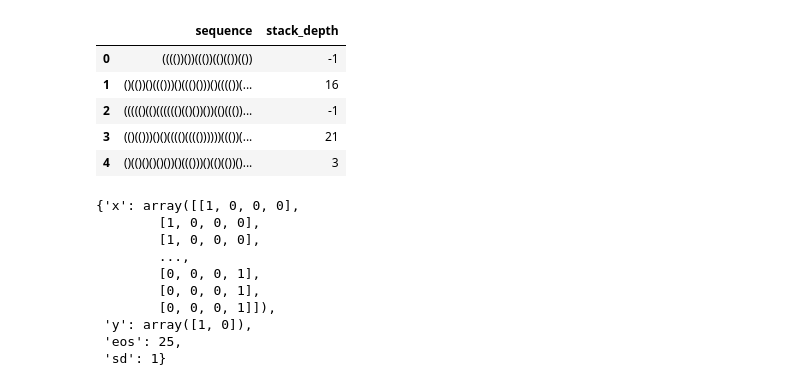
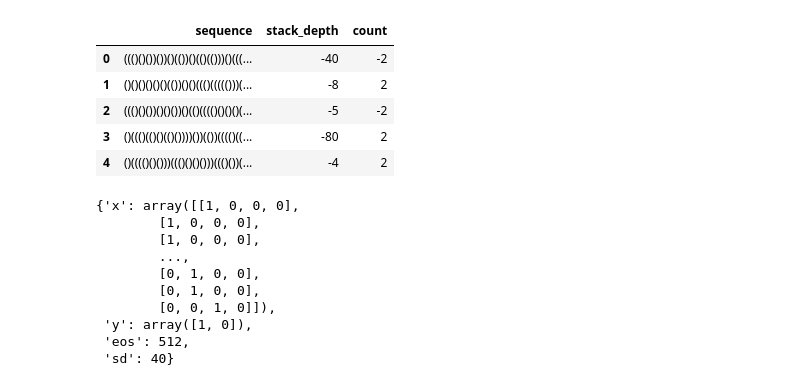
Before and after one commit to adyanshkakran/Mechanistic_Interpretability, a Jupyter notebook: train.ipynb, the cells around one changed output. Drawn from its saved outputs; the diff is of its cells as text; code cells hidden in the pictures.

```diff
--- a/train.ipynb
+++ b/train.ipynb
@@ -20,15 +20,15 @@ import torchmetrics
 # device
 # %%
 # load data from csv
-brackets = pd.read_csv('brackets.csv')
+brackets = pd.read_csv('Data/stack-depth-train.csv')
 brackets.head()
 # %% [output]
-|  | sequence | stack_depth |
-| 0 | (((())())((())(()(())(()) | -1 |
-| 1 | ()(())()((()))()((()()))()(((())(... | 16 |
-| 2 | ((((()(()(((((()(()())())(()((())... | -1 |
-| 3 | (()(()))()()(((()(((())))))((())(... | 21 |
-| 4 | ()(()()()()())()((()))()(()(())()... | 3 |
+|  | sequence | stack_depth | count |
+| 0 | ((()()())())()(())()(()(()))()(((... | -40 | -2 |
+| 1 | ()()()()()()(())()()((()((((()))(... | -8 | 2 |
+| 2 | ((()()())()()())()(()(((()()()()(... | -5 | -2 |
+| 3 | ()((()(()()(()())))())(())(((()((... | -80 | 2 |
+| 4 | ()(((()()()))((()()()()))((()())(... | -4 | 2 |
 # %%
 # create dataloader for training
 encode_dict = {'(': [1, 0, 0, 0], ')': [0, 1, 0, 0], '&': [0, 0, 1, 0], '-': [0, 0, 0, 1]}
@@ -67,12 +67,12 @@ bracket[0]
         [1, 0, 0, 0],
         [1, 0, 0, 0],
         ...,
-        [0, 0, 0, 1],
-        [0, 0, 0, 1],
-        [0, 0, 0, 1]]),
+        [0, 1, 0, 0],
+        [0, 1, 0, 0],
+        [0, 0, 1, 0]]),
  'y': array([1, 0]),
- 'eos': 25,
- 'sd': 1}
+ 'eos': 512,
+ 'sd': 40}
 # %%
 class PositionalEncoding(nn.Module):
     def __init__(self, d_model, max_len=5000):
```
Also changed, not shown: parts of 9 cells of this notebook, 11 other files.
